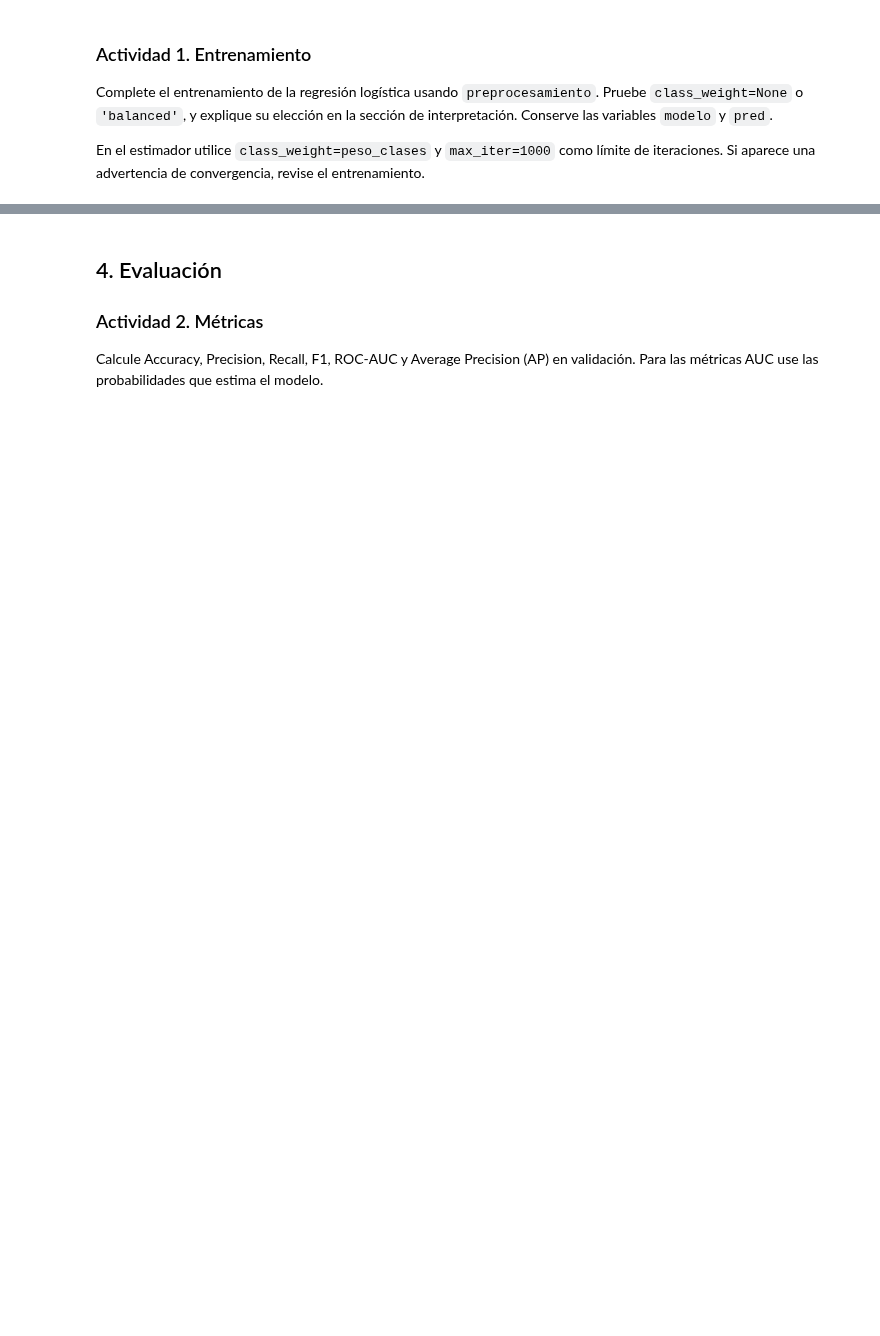
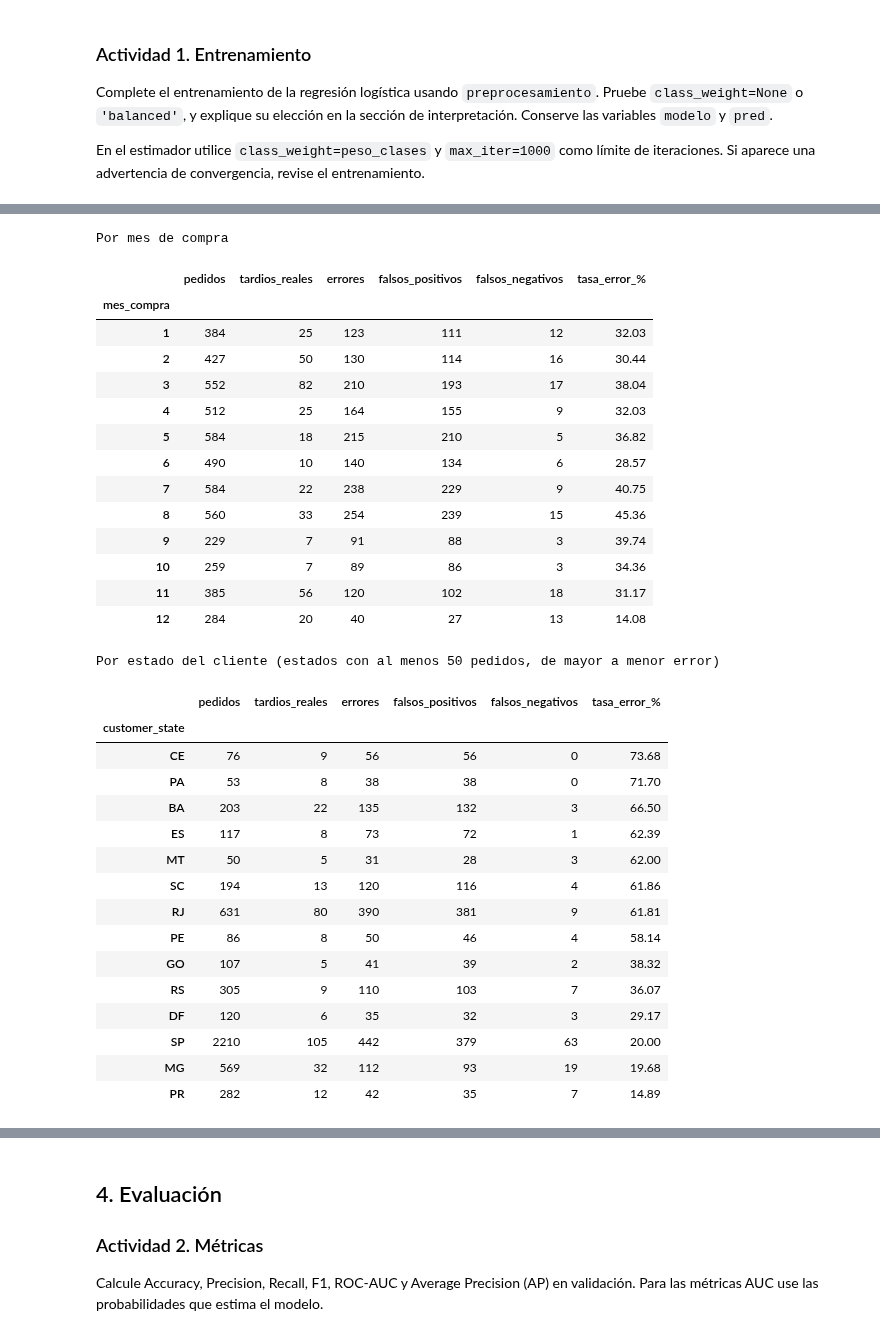
Before and after one commit to warevalom-sys/data-analytics-ml-challenge, a Jupyter notebook: Notebooks/S12_ML_Challenge.ipynb, the cells around one changed output, grey strips where cells are left out. Saved outputs shown, nothing was run; the diff lists cells and outputs as text; code cells hidden in the pictures; blank space fills up the shorter version.

```diff
--- a/Notebooks/S12_ML_Challenge.ipynb
+++ b/Notebooks/S12_ML_Challenge.ipynb
@@ -188,7 +203,7 @@ Se utilizarán 24.500 pedidos para entrenar, 5.250 para validar y 5.250 para la
 En la siguiente celda cambie `ID_ESTUDIANTE` por el número asignado por el profesor. Por ejemplo, el ID 01 se escribe como `1`.
 # %%
 # Escriba el ID que le asignó el profesor (01 se escribe 1).
-ID_ESTUDIANTE = 1
+ID_ESTUDIANTE = 2
 assert isinstance(ID_ESTUDIANTE, int) and 1 <= ID_ESTUDIANTE <= 30, (
     'El ID debe ser un número entero entre 1 y 30.')
 
@@ -240,6 +291,73 @@ En el estimador utilice `class_weight=peso_clases` y `max_iter=1000` como límit
 # %%
 # TODO 1. Entrene el modelo y genere predicciones.
-peso_clases = None  # Opción: 'balanced'
+from sklearn.base import clone
 
-modelo = None
-pred = None
+peso_clases = 'balanced'  # Opción: None  <- deja la que elijas con tu tabla
+
+modelo = make_pipeline(
+    clone(preprocesamiento),
+    LogisticRegression(class_weight=peso_clases, max_iter=1000, random_state=semilla)
+)
+modelo.fit(X_train, y_train)
+pred = modelo.predict(X_valid)
+# %%
+assert pred is not None, 'Complete primero la Actividad 1 (variable pred).'
+analisis = valid.copy()
+analisis['pred'] = pred
+analisis['error'] = (analisis['is_late'] != analisis['pred']).astype(int)
+
+# TODO 3. Agrupe por mes_compra y customer_state.
+analisis['fp'] = ((analisis['is_late'] == 0) & (analisis['pred'] == 1)).astype(int)
+analisis['fn'] = ((analisis['is_late'] == 1) & (analisis['pred'] == 0)).astype(int)
+
+def tabla_segmento(columna):
+    t = analisis.groupby(columna).agg(
+        pedidos=('error', 'size'),
+        tardios_reales=('is_late', 'sum'),
+        errores=('error', 'sum'),
+        falsos_positivos=('fp', 'sum'),
+        falsos_negativos=('fn', 'sum'),
+    )
+    t['tasa_error_%'] = (100 * t['errores'] / t['pedidos']).round(2)
+    return t
+
+por_mes = tabla_segmento('mes_compra').sort_index()
+por_estado = tabla_segmento('customer_state')
+
+print('Por mes de compra')
+display(por_mes)
+print('Por estado del cliente (estados con al menos 50 pedidos, de mayor a menor error)')
+display(por_estado[por_estado['pedidos'] >= 50].sort_values('tasa_error_%', ascending=False))
+# %% [output]
+Por mes de compra
+|  | pedidos | tardios_reales | errores | falsos_positivos | falsos_negativos | tasa_error_% |
+| mes_compra |  |  |  |  |  |  |
+| 1 | 384 | 25 | 123 | 111 | 12 | 32.03 |
+| 2 | 427 | 50 | 130 | 114 | 16 | 30.44 |
+| 3 | 552 | 82 | 210 | 193 | 17 | 38.04 |
+| 4 | 512 | 25 | 164 | 155 | 9 | 32.03 |
+| 5 | 584 | 18 | 215 | 210 | 5 | 36.82 |
+| 6 | 490 | 10 | 140 | 134 | 6 | 28.57 |
+| 7 | 584 | 22 | 238 | 229 | 9 | 40.75 |
+| 8 | 560 | 33 | 254 | 239 | 15 | 45.36 |
+| 9 | 229 | 7 | 91 | 88 | 3 | 39.74 |
+| 10 | 259 | 7 | 89 | 86 | 3 | 34.36 |
+| 11 | 385 | 56 | 120 | 102 | 18 | 31.17 |
+| 12 | 284 | 20 | 40 | 27 | 13 | 14.08 |
+Por estado del cliente (estados con al menos 50 pedidos, de mayor a menor error)
+|  | pedidos | tardios_reales | errores | falsos_positivos | falsos_negativos | tasa_error_% |
+| customer_state |  |  |  |  |  |  |
+| CE | 76 | 9 | 56 | 56 | 0 | 73.68 |
+| PA | 53 | 8 | 38 | 38 | 0 | 71.70 |
+| BA | 203 | 22 | 135 | 132 | 3 | 66.50 |
+| ES | 117 | 8 | 73 | 72 | 1 | 62.39 |
+| MT | 50 | 5 | 31 | 28 | 3 | 62.00 |
+| SC | 194 | 13 | 120 | 116 | 4 | 61.86 |
+| RJ | 631 | 80 | 390 | 381 | 9 | 61.81 |
+| PE | 86 | 8 | 50 | 46 | 4 | 58.14 |
+| GO | 107 | 5 | 41 | 39 | 2 | 38.32 |
+| RS | 305 | 9 | 110 | 103 | 7 | 36.07 |
+| DF | 120 | 6 | 35 | 32 | 3 | 29.17 |
+| SP | 2210 | 105 | 442 | 379 | 63 | 20.00 |
+| MG | 569 | 32 | 112 | 93 | 19 | 19.68 |
+| PR | 282 | 12 | 42 | 35 | 7 | 14.89 |
```
Also changed, not shown: parts of 12 cells of this notebook.
